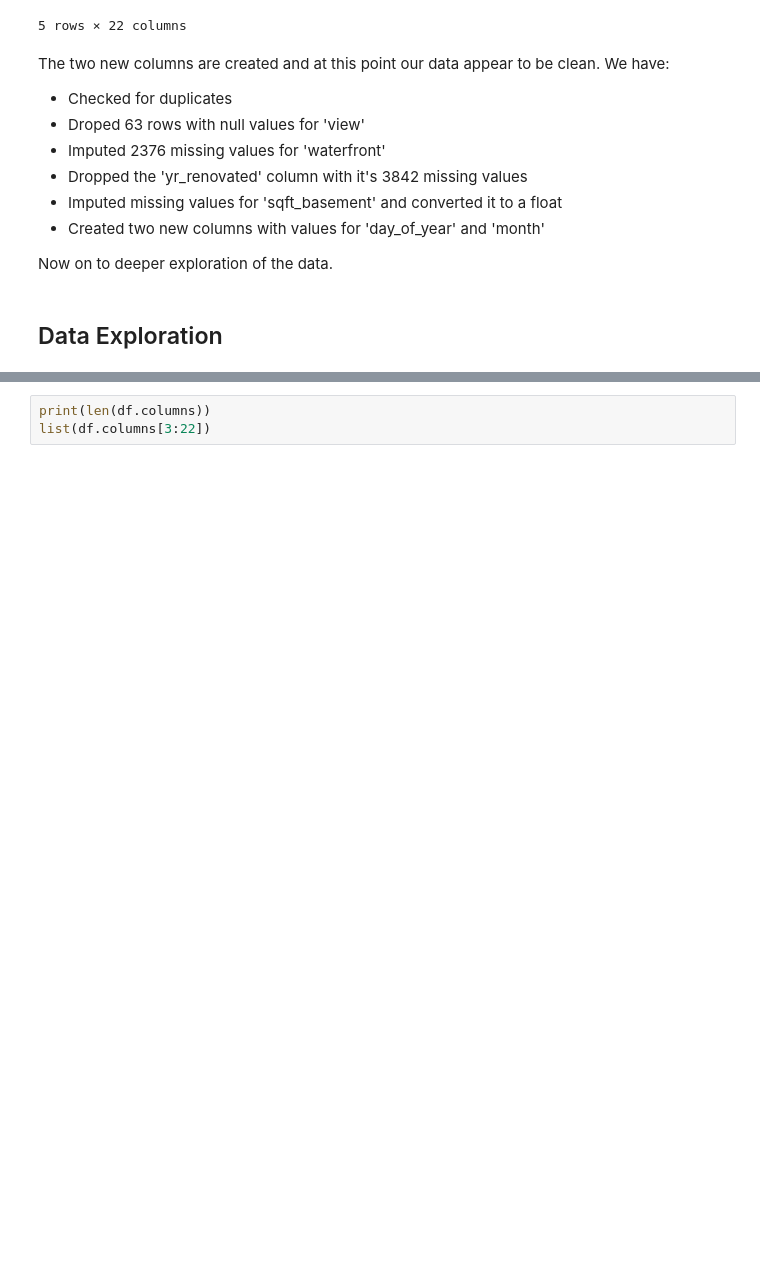
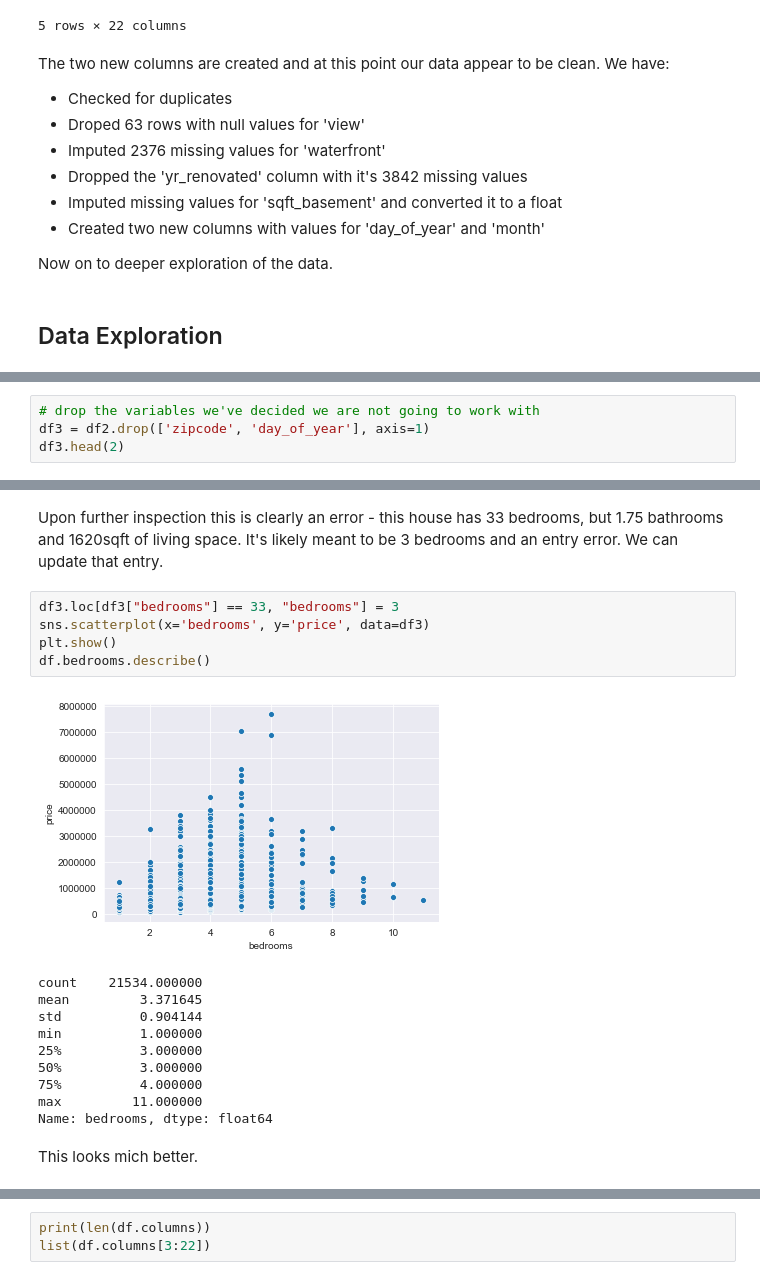
Before and after one commit to rab175/dsc-v2-mod1-final-project-online-ds-pt-071519, a Jupyter notebook: student.ipynb, the cells around one changed output, grey strips where cells are left out. Drawn from its saved outputs; the diff is of its cells as text; blank space fills up the shorter version.

```diff
--- a/student.ipynb
+++ b/student.ipynb
@@ -646,0 +694,4 @@ Kings County Data Set - Exploratory Data Analysis for: view
+# %%
+# drop the variables we've decided we are not going to work with
+df3 = df2.drop(['zipcode', 'day_of_year'], axis=1)
+df3.head(2)
@@ -646,0 +710,20 @@ Kings County Data Set - Exploratory Data Analysis for: view
+# %% [markdown]
+Upon further inspection this is clearly an error - this house has 33 bedrooms, but 1.75 bathrooms and 1620sqft of living space. It's likely meant to be 3 bedrooms and an entry error. We can update that entry.
+# %%
+df3.loc[df3["bedrooms"] == 33, "bedrooms"] = 3
+sns.scatterplot(x='bedrooms', y='price', data=df3)
+plt.show()
+df.bedrooms.describe()
+# %% [output]
+[figure, added]
+count    21534.000000
+mean         3.371645
+std          0.904144
+min          1.000000
+25%          3.000000
+50%          3.000000
+75%          4.000000
+max         11.000000
+Name: bedrooms, dtype: float64
+# %% [markdown]
+This looks mich better.
```
Also changed, not shown: parts of 77 cells of this notebook.
